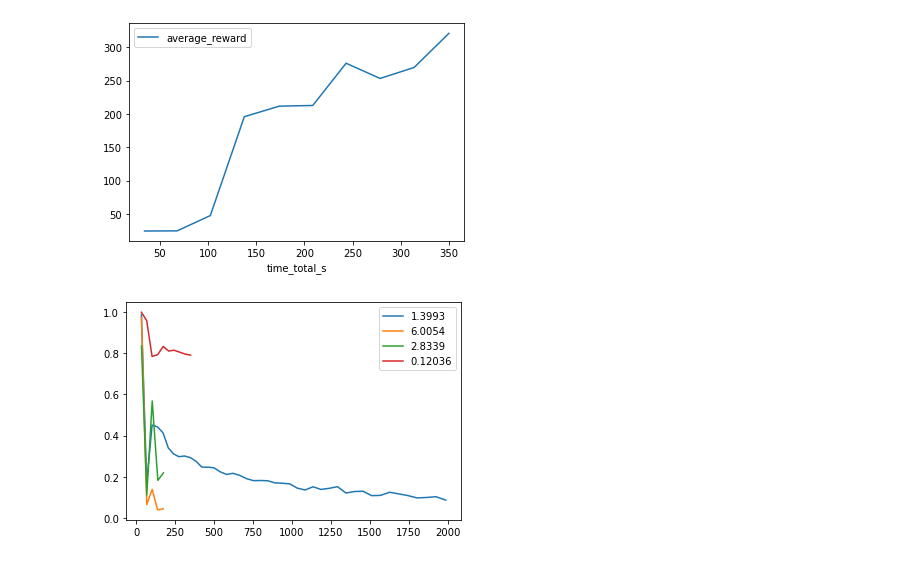
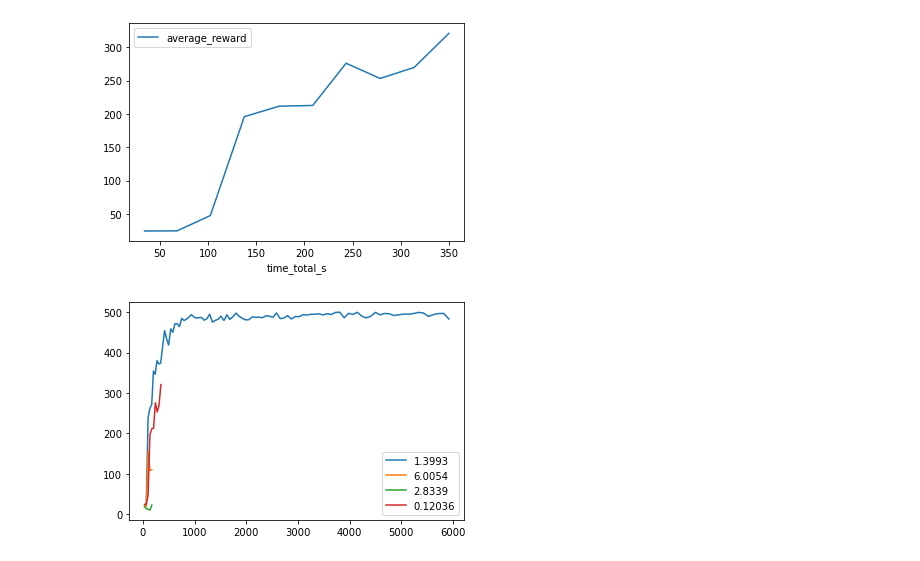
Before and after one commit to riccardodv/MirrorRL, a Jupyter notebook: analyse.ipynb, the cells around one changed output. Drawn from its saved outputs; the diff is of its cells as text; code cells hidden in the pictures.

Commit message:
4 plots together

```diff
--- a/analyse.ipynb
+++ b/analyse.ipynb
@@ -16,19 +16,19 @@ df.plot(x="time_total_s", y="average_reward")
 # %%
 def plot(path, limsup = None):
     all_folders = [f for f in os.listdir(path) if os.path.isdir(os.path.join(path, f))]
     for f in all_folders:
         data = pd.read_csv(path+f+"/progress.csv")
         fig = plt.figure(0)
         if limsup != None:
             data = data[data["time_total_s"]<limsup]
         labels = f.split(",")
         eta = labels[1][4:]
         # "time_total_s" "average_reward" "q_error_train" "kl" "entropy"
-        plt.plot(data["time_total_s"], data["entropy"], label=eta)
+        plt.plot(data["time_total_s"], data["average_reward"], label=eta)
     plt.legend()
     plt.show()
 
 path = "ray_results/run_2022-05-13_17-28-00/"
-plot(path,2000)
+plot(path,6000)
 # %% [output]
-[figure, old version]
+[figure, new version]
```
Also changed, not shown: parts of 6 cells of this notebook.
